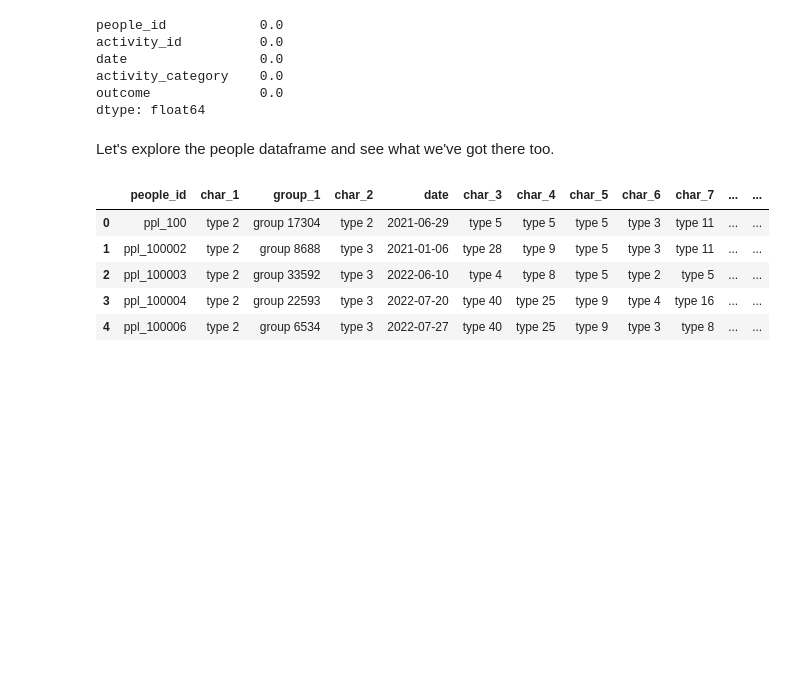
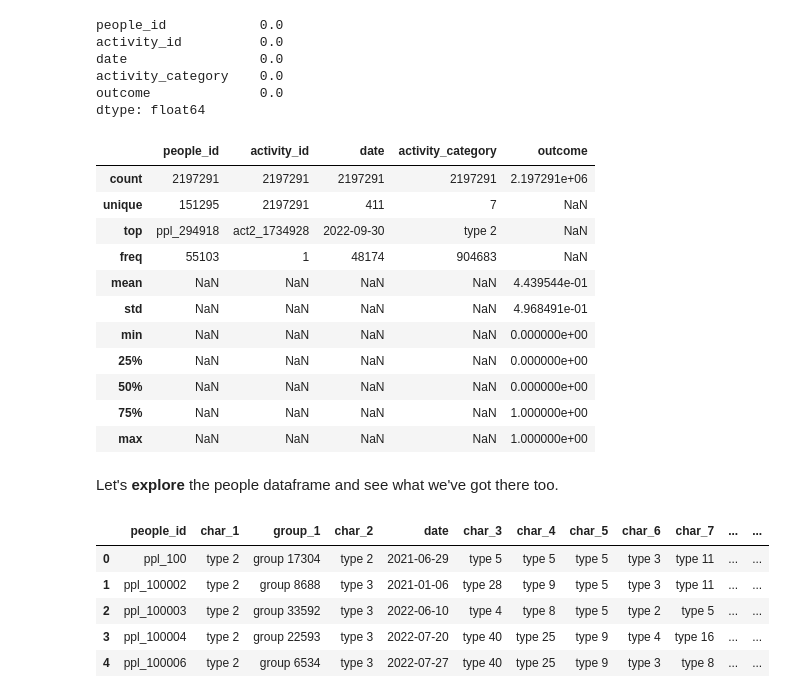
Before and after one commit to juliusmarkwei/Red-Hat-Business-Value, a Jupyter notebook: notebook/index.ipynb, the cells around one changed output. Drawn from its saved outputs; the diff is of its cells as text; code cells hidden in the pictures; blank space fills up the shorter version.

```diff
--- a/notebook/index.ipynb
+++ b/notebook/index.ipynb
@@ -117,8 +119,23 @@ date                 0.0
 activity_category    0.0
 outcome              0.0
 dtype: float64
+# %%
+df.describe(include=[object, int, float, bool])
+# %% [output]
+|  | people_id | activity_id | date | activity_category | outcome |
+| count | 2197291 | 2197291 | 2197291 | 2197291 | 2.197291e+06 |
+| unique | 151295 | 2197291 | 411 | 7 | NaN |
+| top | ppl_294918 | act2_1734928 | 2022-09-30 | type 2 | NaN |
+| freq | 55103 | 1 | 48174 | 904683 | NaN |
+| mean | NaN | NaN | NaN | NaN | 4.439544e-01 |
+| std | NaN | NaN | NaN | NaN | 4.968491e-01 |
+| min | NaN | NaN | NaN | NaN | 0.000000e+00 |
+| 25% | NaN | NaN | NaN | NaN | 0.000000e+00 |
+| 50% | NaN | NaN | NaN | NaN | 0.000000e+00 |
+| 75% | NaN | NaN | NaN | NaN | 1.000000e+00 |
+| max | NaN | NaN | NaN | NaN | 1.000000e+00 |
 # %% [markdown]
-<p>Let's explore the people dataframe and see what we've got there too.</p>
+<p>Let's <strong>explore</strong> the people dataframe and see what we've got there too.</p>
 # %%
 people.head()
 # %% [output]
```
Also changed, not shown: parts of 27 cells of this notebook.
